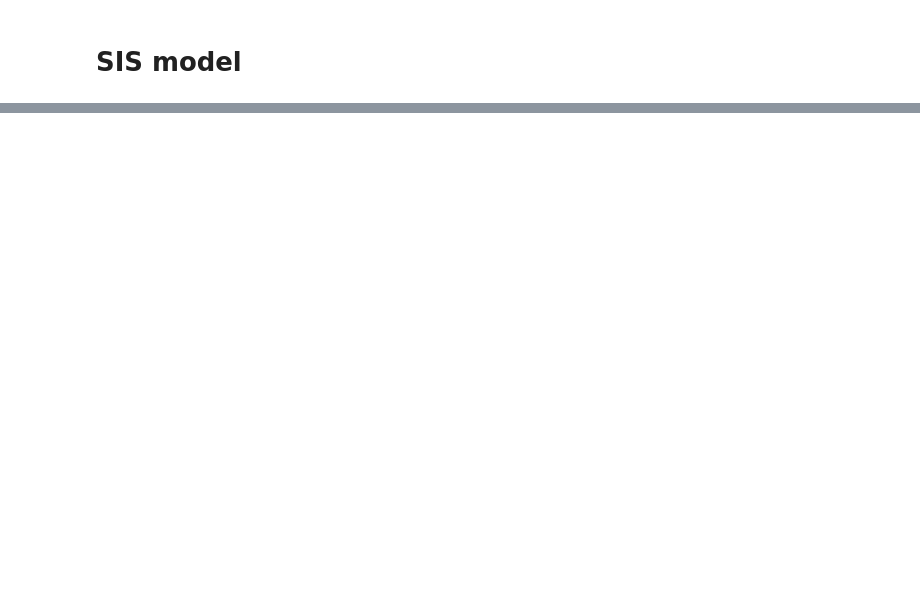
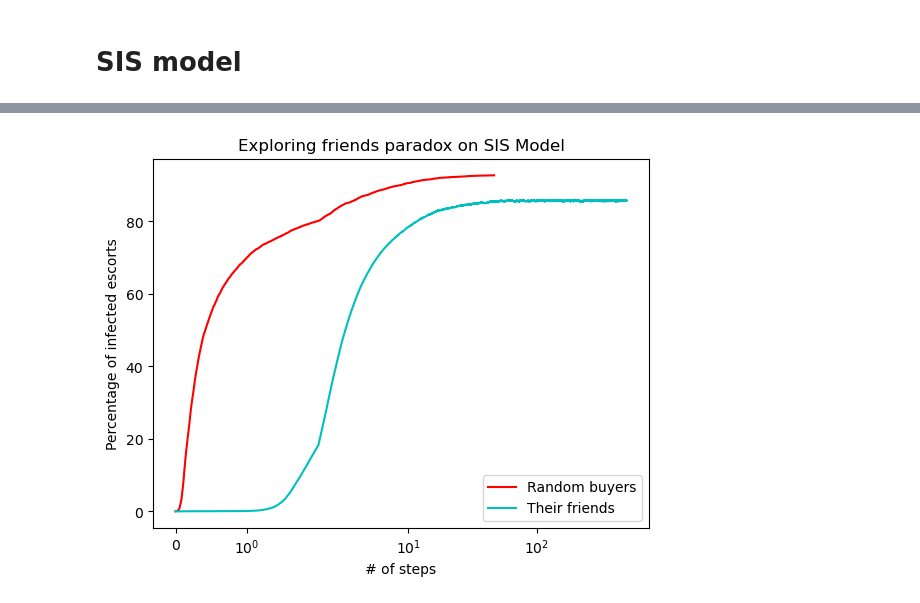
Before and after one commit to rsapeta/Network-Analysis, a Jupyter notebook: Escort/analysis_of_spread.ipynb, the cells around one changed output, grey strips where cells are left out. Saved outputs shown, nothing was run; the diff lists cells and outputs as text; code cells hidden in the pictures; blank space fills up the shorter version.

```diff
--- a/Escort/analysis_of_spread.ipynb
+++ b/Escort/analysis_of_spread.ipynb
@@ -1084,0 +643,29 @@ plt.show()
+# %%
+def add(a,b):
+    return a+b
+
+friends_curve = defaultdict(lambda : defaultdict(float))
+friends_curve['t'] = [0]*175671
+friends_curve['S'] =[0]*175671
+friends_curve['I'] =[0]*175671
+for run in range(10):
+   print(f'Run number {run}')
+   condom_distributed_to = []
+
+   while len(condom_distributed_to) != int((len(proj_G_b.nodes()))/2): #making sure it's 50% of guys
+      first_random = random.sample(for_sampling, 1 )
+      r_neighbors = [neighbor for neighbor in proj_G_b.neighbors(first_random[0])]
+      neighbor = random.sample(r_neighbors, 1)
+      if neighbor not in condom_distributed_to:
+         condom_distributed_to.append(neighbor)
+      else:
+         pass
+   df_friends = give_condom(df_constant.copy(), condom_distributed_to)
+   G_friends = nx.from_pandas_edgelist(df_friends, 'n1', 'n2', 'e')
+   pG_friends = nx.bipartite.generic_weighted_projected_graph(G_friends, nodes = df_friends.n2.unique(), weight_function= weightz)
+   # The seed set should be the same for both models
+   i_nodes_friends = set(random.sample(list(set(pG_friends.nodes)), 3))
+
+   t, S, I = EoN.fast_SIS(pG_friends, tau=0.99, gamma =0.3, initial_infecteds=i_nodes_friends, tmax=50, transmission_weight = 'weight')
+   friends_curve['t'] = list(map(add, friends_curve['t'], t))
+   friends_curve['I'] = list(map(add, friends_curve['I'], (I/len(pG_raw.nodes))*10))
@@ -1084,0 +683,16 @@ plt.show()
+# %%
+
+
+plt.plot(basic_curve["condoms"][0], basic_curve["condoms"][2], color = 'r', label = 'Random buyers')
+plt.plot(friends_curve["t"], friends_curve['I'], color = 'c', label = 'Their friends')
+plt.xscale('symlog')
+plt.legend(loc='lower right')
+
+plt.xlabel('# of steps')
+plt.ylabel('Percentage of infected escorts')
+plt.title('Exploring friends paradox on SIS Model')
+
+
+plt.show()
+# %% [output]
+[figure, added]
```
Also changed, not shown: parts of 43 cells of this notebook.
